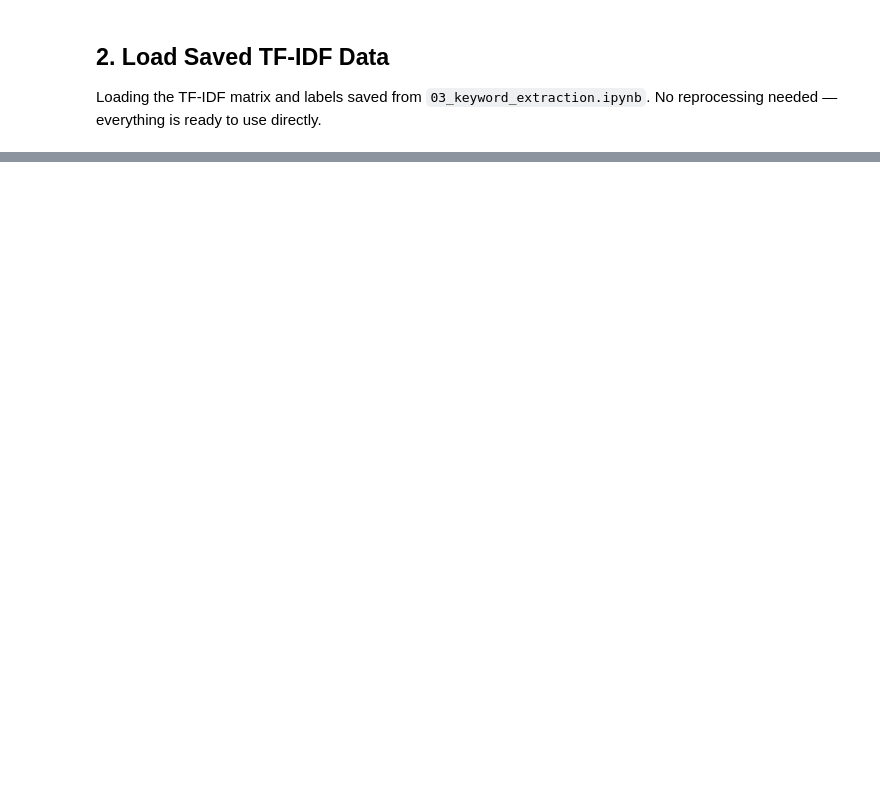
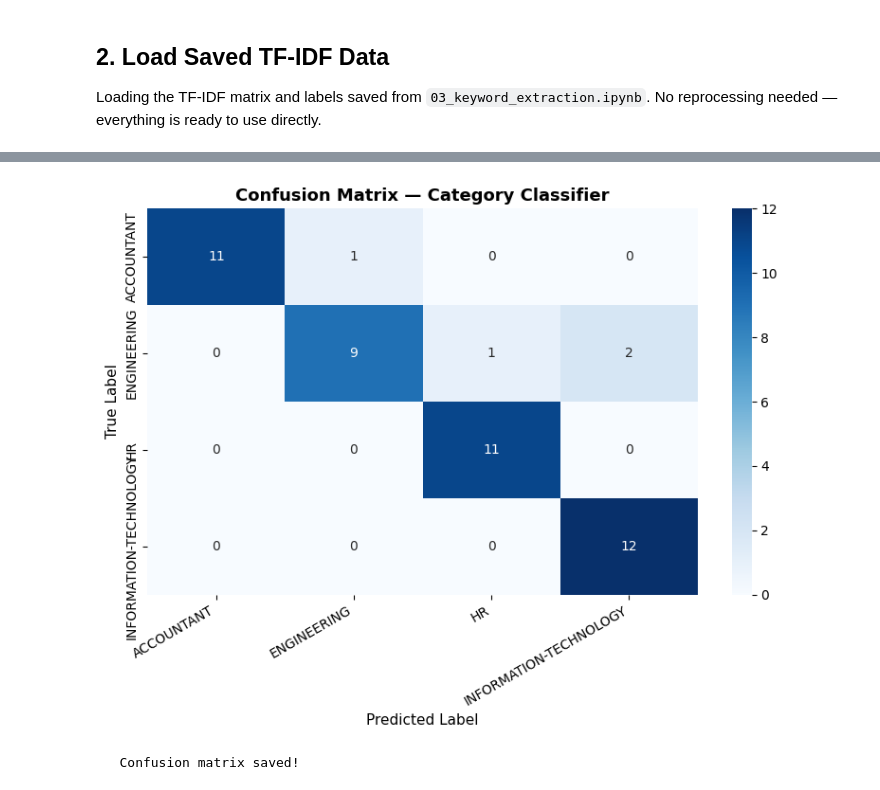
Before and after one commit to nisansalasandu/recruitment-nlp-lab, a Jupyter notebook: notebooks/04_classification.ipynb, the cells around one changed output, grey strips where cells are left out. Drawn from its saved outputs; the diff is of its cells as text; code cells hidden in the pictures; blank space fills up the shorter version.

```diff
--- a/notebooks/04_classification.ipynb
+++ b/notebooks/04_classification.ipynb
@@ -524,0 +362,25 @@ to job descriptions using cosine similarity.
+# %%
+best_cat_model = keras.models.load_model(
+    '../results/models/best_category_classifier.keras'
+)
+
+cat_loss, cat_acc = best_cat_model.evaluate(X_test, y_test, verbose=0)
+print(f"   Category Classifier — Test Results:")
+print(f"   Test Loss     : {cat_loss:.4f}")
+print(f"   Test Accuracy : {cat_acc*100:.2f}%")
+
+# Predictions
+y_cat_pred = np.argmax(best_cat_model.predict(X_test), axis=1)
+y_cat_true = np.argmax(y_test, axis=1)
+
+# Classification report
+cat_report = classification_report(
+    y_cat_true, y_cat_pred,
+    target_names=cat_encoder.classes_
+)
+print(f"\nClassification Report:\n{cat_report}")
+
+with open("../results/metrics/category_classification_report.txt", "w") as f:
+    f.write(f"Test Accuracy: {cat_acc*100:.2f}%\n\n")
+    f.write(cat_report)
+print("   Report saved!")
@@ -524,0 +406,21 @@ to job descriptions using cosine similarity.
+# %%
+# Confusion matrix — Category
+cat_cm = confusion_matrix(y_cat_true, y_cat_pred)
+
+plt.figure(figsize=(8, 6))
+sns.heatmap(
+    cat_cm, annot=True, fmt='d', cmap='Blues',
+    xticklabels=cat_encoder.classes_,
+    yticklabels=cat_encoder.classes_
+)
+plt.title('Confusion Matrix — Category Classifier', fontsize=13, fontweight='bold')
+plt.xlabel('Predicted Label', fontsize=11)
+plt.ylabel('True Label',      fontsize=11)
+plt.xticks(rotation=30, ha='right')
+plt.tight_layout()
+plt.savefig("../results/plots/cat_confusion_matrix.png", dpi=150)
+plt.show()
+print("   Confusion matrix saved!")
+# %% [output]
+[figure, added]
+   Confusion matrix saved!
```
Also changed, not shown: parts of 54 cells of this notebook, 26 other files.
